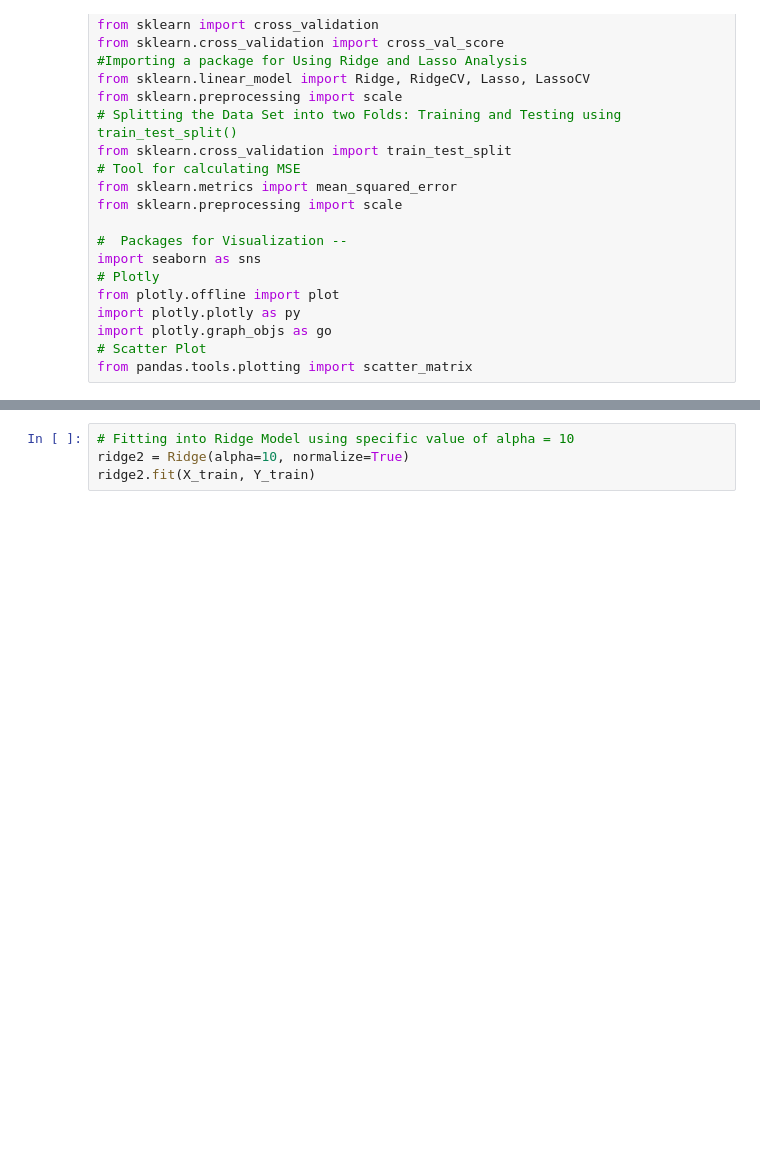
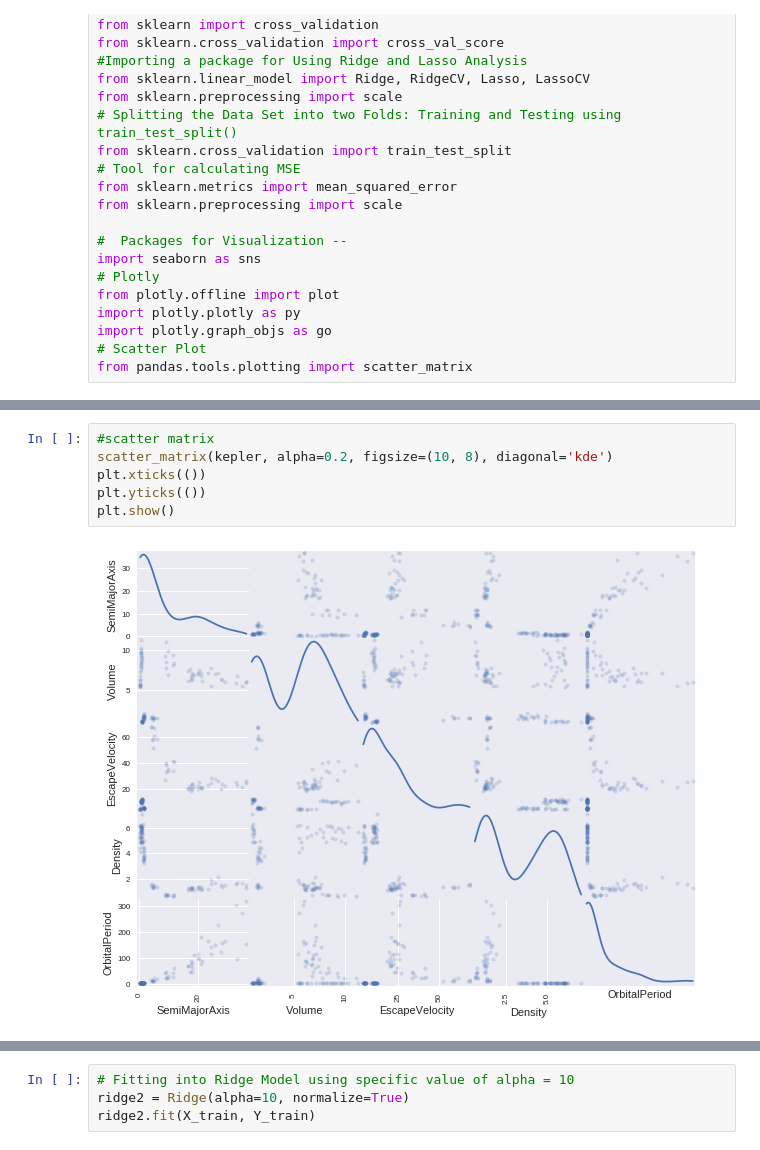
Before and after one commit to pranzell/5.Linear_Regression, a Jupyter notebook: Data Set 01 -Planetary Motion Data.ipynb, the cells around one changed output, grey strips where cells are left out. Saved outputs shown, nothing was run; the diff lists cells and outputs as text; blank space fills up the shorter version.

```diff
--- a/Data Set 01 -Planetary Motion Data.ipynb
+++ b/Data Set 01 -Planetary Motion Data.ipynb
@@ -522,0 +79,8 @@ X_train, X_test, Y_train, Y_test = cross_validation.train_test_split(X, Y, test_
+# %%
+#scatter matrix
+scatter_matrix(kepler, alpha=0.2, figsize=(10, 8), diagonal='kde')
+plt.xticks(())
+plt.yticks(())
+plt.show()
+# %% [output]
+[figure, added]
```
Also changed, not shown: parts of 141 cells of this notebook.
